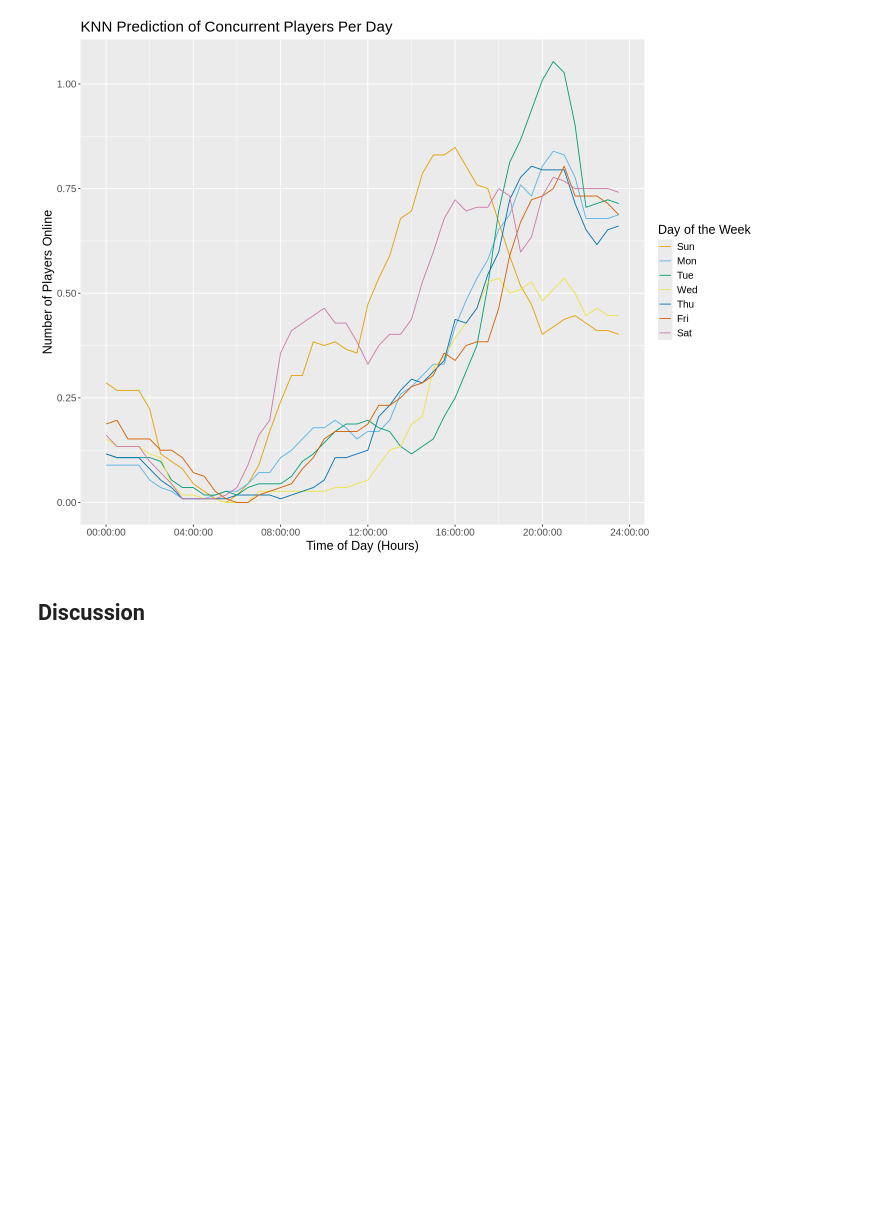
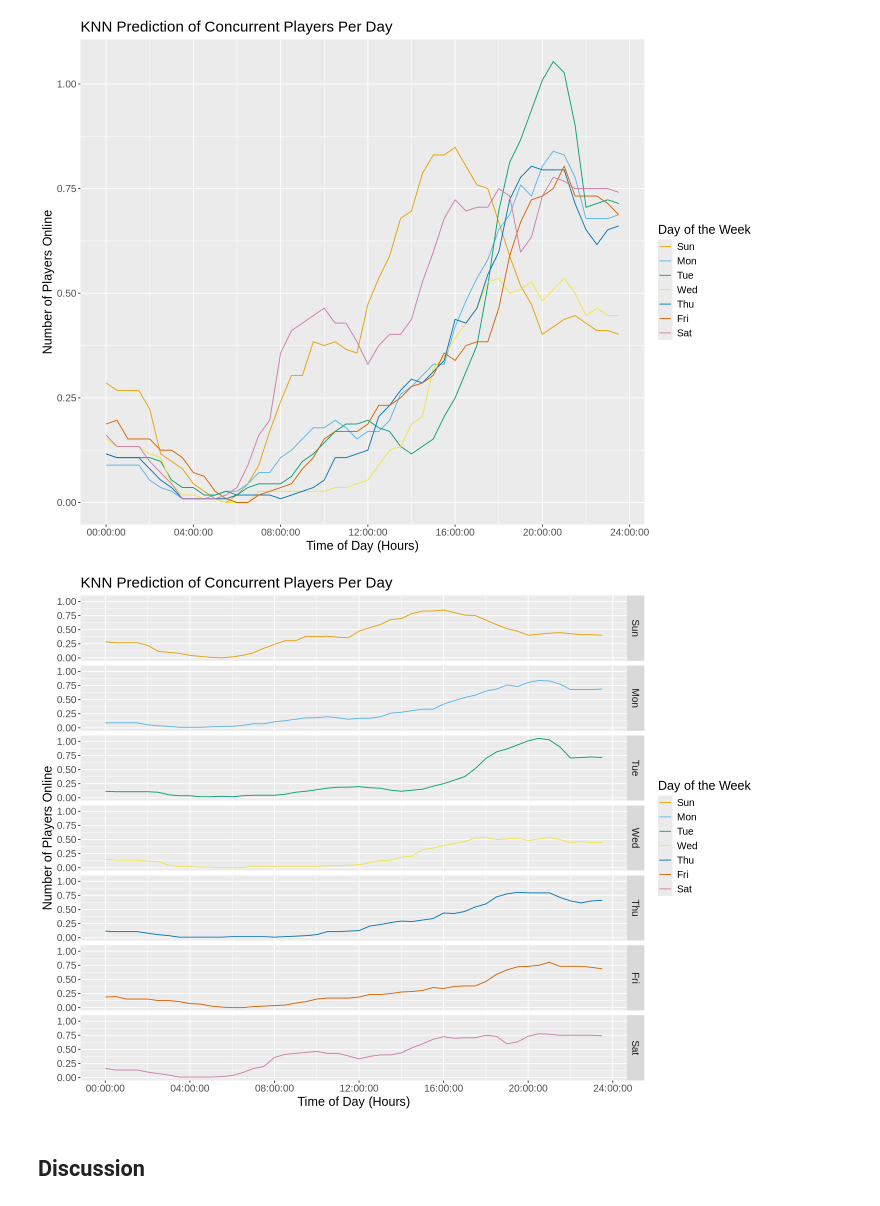
Before and after one commit to ARPBlueSteel/dsci100-project-24w-003-4, a Jupyter notebook: project_report.ipynb, the cells around one changed output. Drawn from its saved outputs; the diff is of its cells as text; code cells hidden in the pictures; blank space fills up the shorter version.

Commit message:
hi
facet grid

```diff
--- a/project_report.ipynb
+++ b/project_report.ipynb
@@ -216,6 +216,31 @@ options(repr.plot.width = 12, repr.plot.height = 9)
 compare_plot
 # %% [output]
 [figure]
+# %%
+compare_facet_plot <- compare_df|>
+ggplot(aes(x-hms, y= player_count)) +
+geom_line(aes(x=hms, y= .pred, colour= as_factor(wday))) +
+facet_grid(rows =vars(wday))+
+ labs(x = "Time of Day (Hours)", y = "Number of Players Online", colour = "Day of the Week") +
+  ggtitle("KNN Prediction of Concurrent Players Per Day") +
+  theme(text = element_text(size = 15)) +
+scale_colour_manual(
+    values = c(
+      "Sun" = "#E69F00",  # Orange
+      "Mon" = "#56B4E9",  # Sky Blue
+      "Tue" = "#009E73",  # Green
+      "Wed" = "#F0E442",  # Yellow
+      "Thu" = "#0072B2",  # Blue
+      "Fri" = "#D55E00",  # Vermilion
+      "Sat" = "#CC79A7"   # Pink
+        # colours are colourblind friendly using Okabe-Ito pallete
+    ))
+
+options(repr.plot.width = 12, repr.plot.height = 9)
+
+compare_facet_plot
+# %% [output]
+[figure, added]
 # %% [markdown]
 ## Discussion
 # %% [markdown]
```
